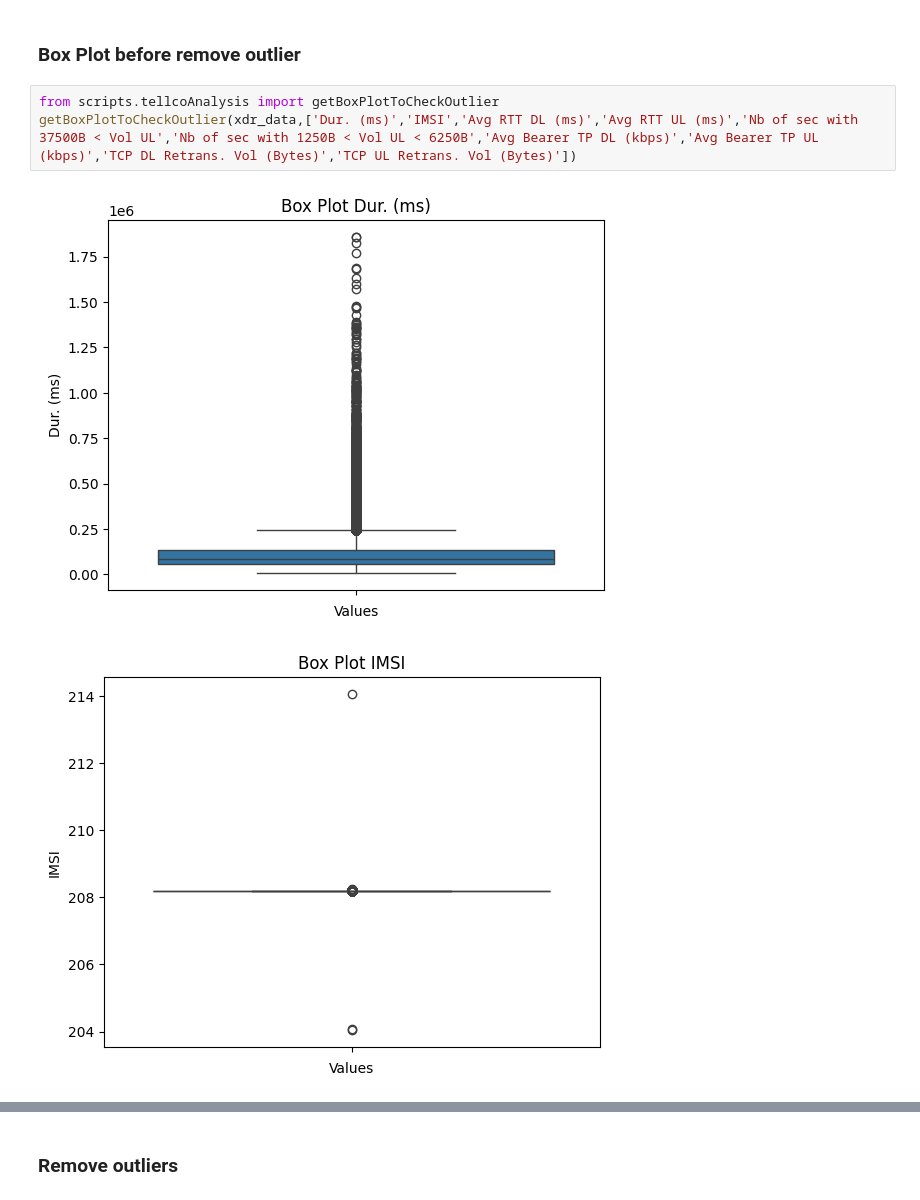
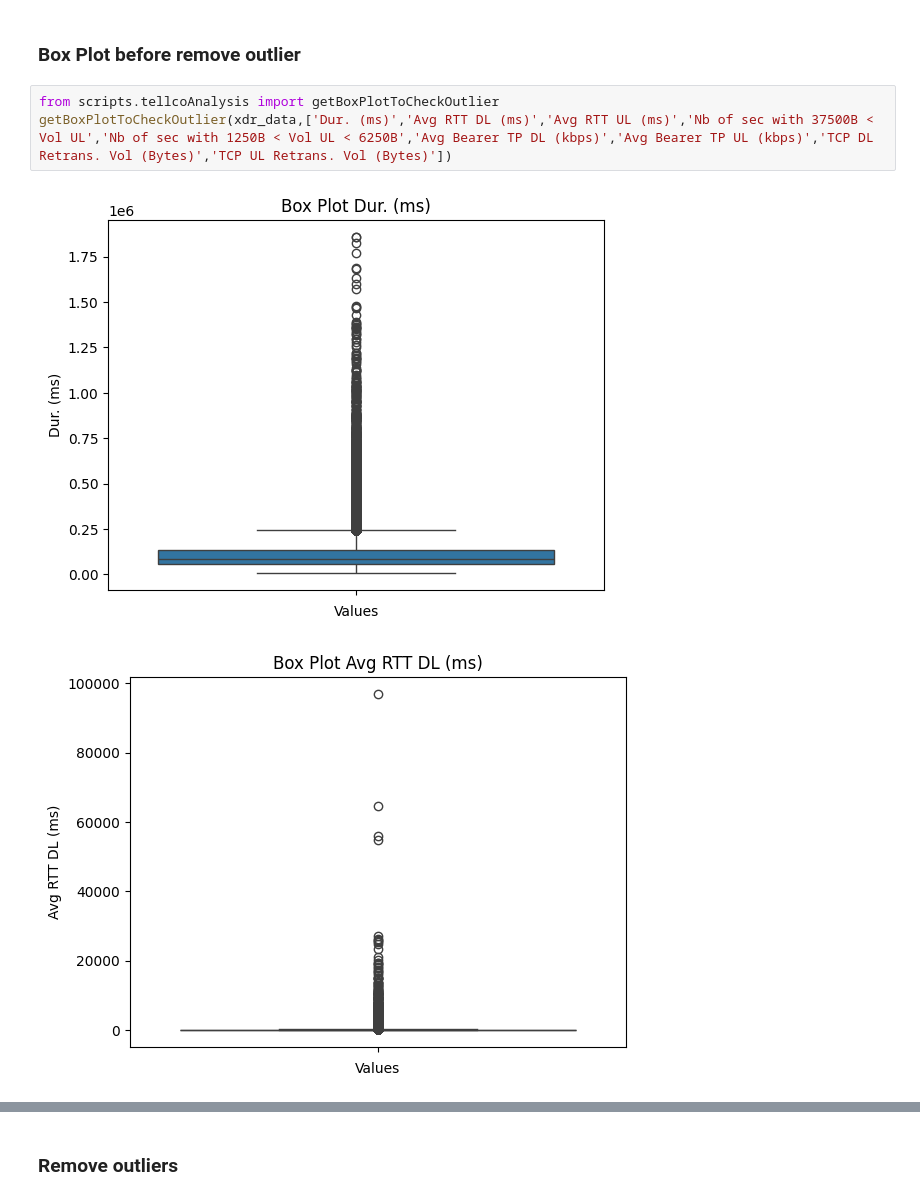
Before and after one commit to GuleWako/10Acadamey-week-2-Analysis-of-Wealthy-Investor, a Jupyter notebook: notebooks/tellcoDataAnalysis.ipynb, the cells around one changed output, grey strips where cells are left out. Drawn from its saved outputs; the diff is of its cells as text.

```diff
--- a/notebooks/tellcoDataAnalysis.ipynb
+++ b/notebooks/tellcoDataAnalysis.ipynb
@@ -179,7 +193,7 @@ From 50 selected numerical columns, there are 31 columns with outlier values.
 ### Box Plot before remove outlier
 # %%
 from scripts.tellcoAnalysis import getBoxPlotToCheckOutlier
-getBoxPlotToCheckOutlier(xdr_data,['Dur. (ms)','IMSI','Avg RTT DL (ms)','Avg RTT UL (ms)','Nb of sec with 37500B < Vol UL','Nb of sec with 1250B < Vol UL < 6250B','Avg Bearer TP DL (kbps)','Avg Bearer TP UL (kbps)','TCP DL Retrans. Vol (Bytes)','TCP UL Retrans. Vol (Bytes)'])
+getBoxPlotToCheckOutlier(xdr_data,['Dur. (ms)','Avg RTT DL (ms)','Avg RTT UL (ms)','Nb of sec with 37500B < Vol UL','Nb of sec with 1250B < Vol UL < 6250B','Avg Bearer TP DL (kbps)','Avg Bearer TP UL (kbps)','TCP DL Retrans. Vol (Bytes)','TCP UL Retrans. Vol (Bytes)'])
 # %% [output]
 [figure]
-[figure, old version]
+[figure, new version]
```
Also changed, not shown: parts of 64 cells of this notebook, 2 other files.
